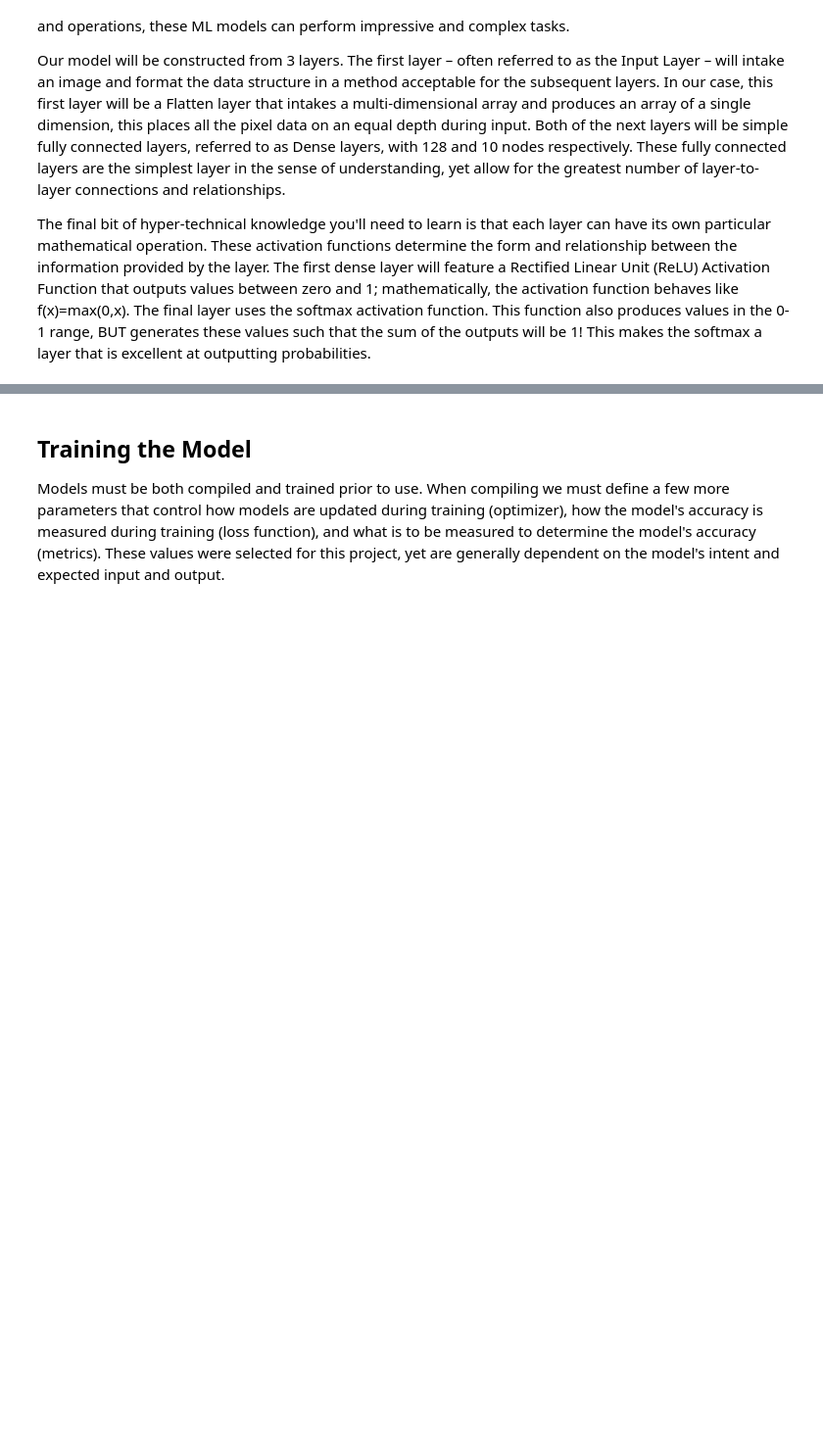
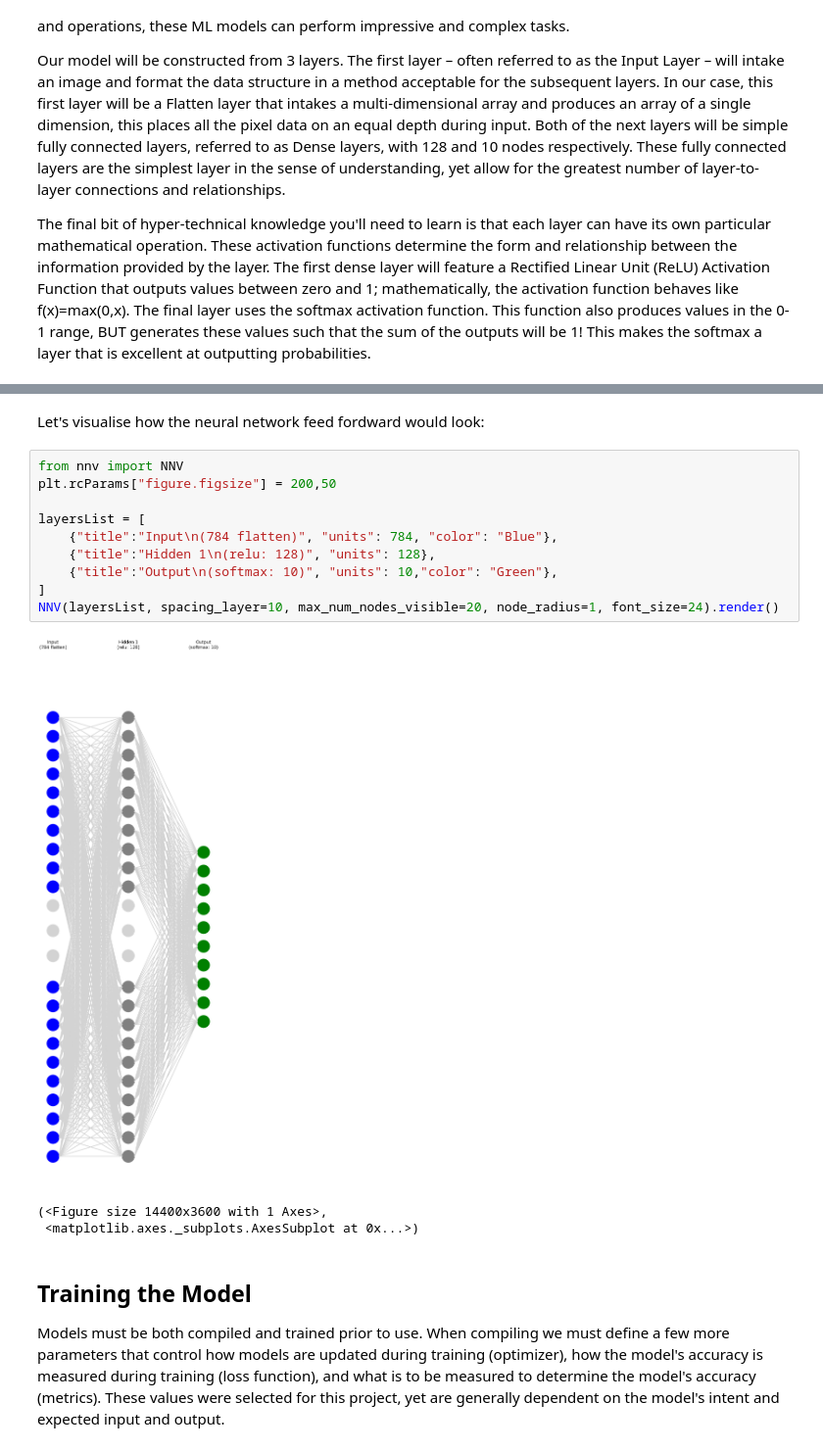
Before and after one commit to mmphego/TensorFlow-Course, a Jupyter notebook: fashion_mnist.ipynb, the cells around one changed output, grey strips where cells are left out. Shown at 98% size. Saved outputs shown, nothing was run; the diff lists cells and outputs as text; blank space fills up the shorter version.

```diff
--- a/fashion_mnist.ipynb
+++ b/fashion_mnist.ipynb
@@ -85,3 +105,19 @@ model = keras.Sequential([
+# %% [markdown]
+Let's visualise how the neural network feed fordward would look:
+# %%
+from nnv import NNV
+plt.rcParams["figure.figsize"] = 200,50
+
+layersList = [
+    {"title":"Input\n(784 flatten)", "units": 784, "color": "Blue"},
+    {"title":"Hidden 1\n(relu: 128)", "units": 128},
+    {"title":"Output\n(softmax: 10)", "units": 10,"color": "Green"},
+]
+NNV(layersList, spacing_layer=10, max_num_nodes_visible=20, node_radius=1, font_size=24).render()
+# %% [output]
+[figure, added]
+(<Figure size 14400x3600 with 1 Axes>,
+ <matplotlib.axes._subplots.AxesSubplot at 0x...>)
 # %% [markdown]
 ## Training the Model
 
```
Also changed, not shown: parts of 10 cells of this notebook.
